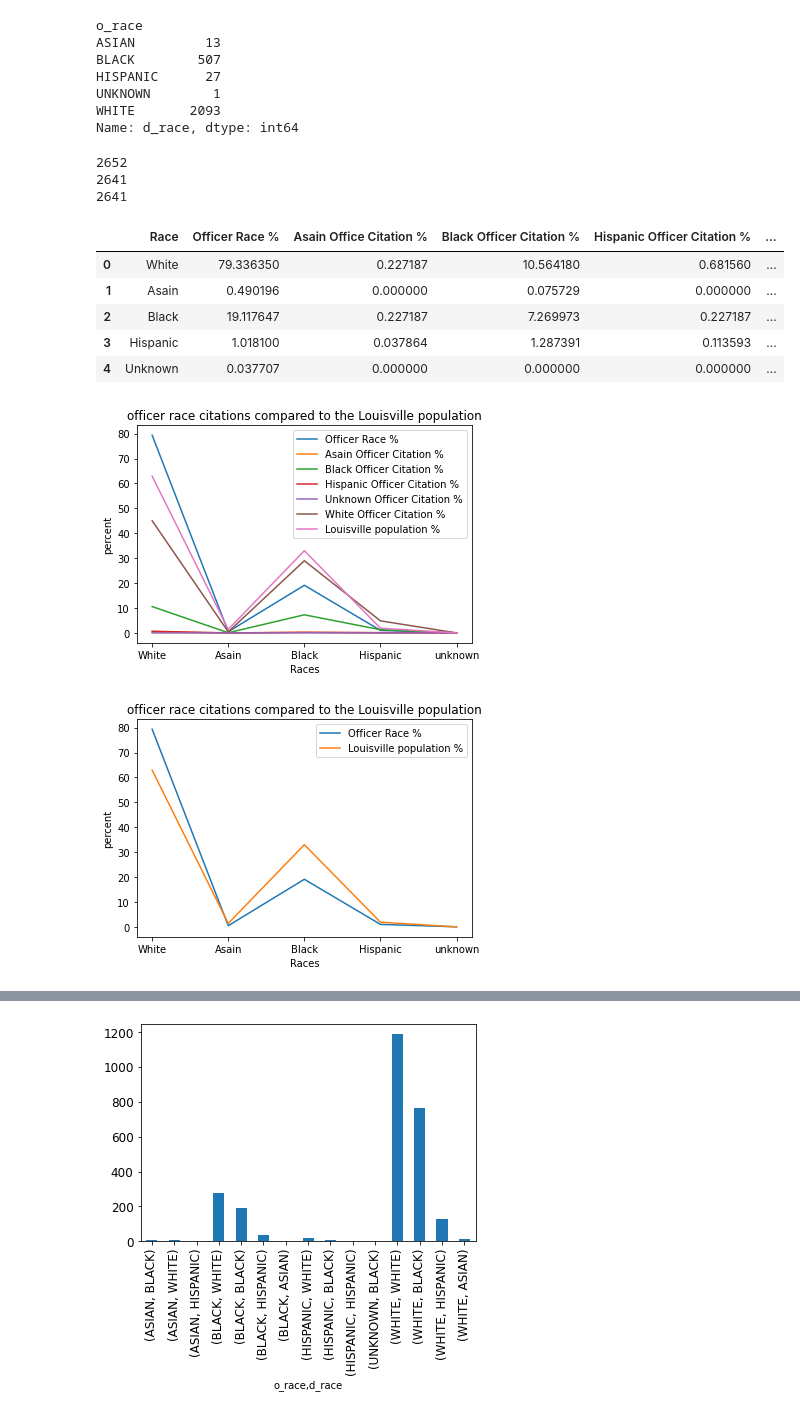
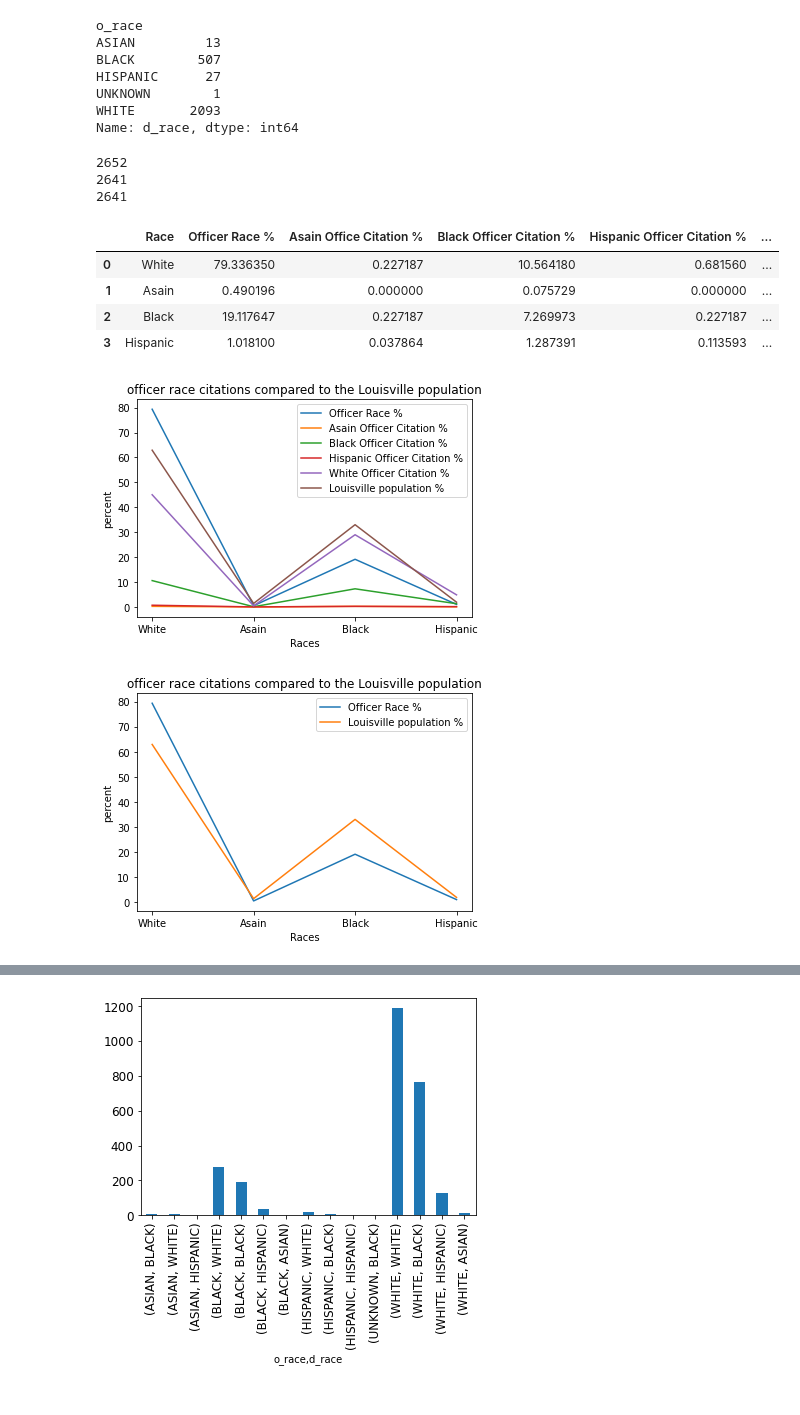
Before and after one commit to dmorton714/lmpd, a Jupyter notebook: lmpd_cleaned.ipynb, the cells around one changed output, grey strips where cells are left out. Cells and saved outputs as stored; diff of their text form; code cells hidden in the pictures.

Commit message:
final graphs made

```diff
--- a/lmpd_cleaned.ipynb
+++ b/lmpd_cleaned.ipynb
@@ -351,10 +351,6 @@ UNKNOWN        1
 WHITE       2093
 Name: d_race, dtype: int64
 # %%
-from binascii import a2b_hex
-from curses import A_ALTCHARSET
-
-
 print(13+507+27+1+2104)
 
 # White oficer data
@@ -363,13 +359,11 @@ w=(2104/2652)
 a=(13/2652)
 b=(507/2652)
 h=(27/2652)
-u=(1/2652)
 
 w = w*100
 a = a*100
 b = b*100
 h = h*100
-u = u*100
 print(6+6+1+279+192+34+2+18+6+3+1+1189+765+128+11)
 
 # Asain officer data
@@ -378,13 +372,11 @@ aw = (6/2641)
 aa = (0/2641)
 ab = (6/2641)
 ah = (1/2641)
-au = (0/2641)
 
 aw = aw*100
 aa = aa*100
 ab = ab*100
 ah = ah*100
-au = au*100
 
 # black officer data
 
@@ -392,13 +384,11 @@ bw = (279/2641)
 ba = (2/2641)
 bb = (192/2641)
 bh = (34/2641)
-bu = (0/2641)
 
 bw = bw*100
 ba = ba*100
 bb = bb*100
 bh = bh*100
-bu = bu*100
 
 # Hispanic officer data
 
@@ -406,27 +396,12 @@ hw = (18/2641)
 ha = (0/2641)
 hb = (6/2641)
 hh = (3/2641)
-hu = (0/2641)
 
 hw = hw*100
 ha = ha*100
 hb = hb*100
 hh = hh*100
-hu = hu*100
 
-# unknown officer data
-
-uw = (0/2641)
-ua = (0/2641)
-ub = (1/2641)
-uh = (0/2641)
-uu = (0/2641)
-
-uw = uw*100
-ua = ua*100
-ub = ub*100
-uh = uh*100
-uu = uu*100
 
 # White officer data
 
@@ -434,13 +409,11 @@ ww = (1189/2641)
 wa = (11/2641)
 wb = (765/2641)
 wh = (128/2641)
-wu = (0/2641)
 
 ww = ww*100
 wa = wa*100
 wb = wb*100
 wh = wh*100
-wu = wu*100
 
 # Police total citations
 
@@ -450,23 +423,21 @@ tw = (1492/2641)
 ta = (13/2641)
 tb = (970/2641)
 th = (166/2641)
-tu = (0/2641)
 
 tw = tw*100
 ta = ta*100
 tb = tb*100
 th = th*100
-tu = tu*100
 
-data = { 'Race' : ['White', 'Asain', 'Black', 'Hispanic', 'Unknown'],
-'Officer Race %' : [w, a, b, h, u],
-'Asain Office Citation %' : [aw, aa, ab, ah, au],
-'Black Officer Citation %' : [bw, ba, bb, bh, bu],
-'Hispanic Officer Citation %' : [hw, ha, hb, hh, hu],
-'Unknown Officer Citation %' : [uw, ua, ub, uh, uu],
-'White Officer Citation %' : [ww, wa, wb, wh, wu],
-'Louisville population %' : [62.9, 1.4, 33, 1.9, 0],
-'Total Citation by race %' : [tw, ta, tb, th, tu]}
+
+data = { 'Race' : ['White', 'Asain', 'Black', 'Hispanic'],
+'Officer Race %' : [w, a, b, h],
+'Asain Office Citation %' : [aw, aa, ab, ah],
+'Black Officer Citation %' : [bw, ba, bb, bh],
+'Hispanic Officer Citation %' : [hw, ha, hb, hh],
+'White Officer Citation %' : [ww, wa, wb, wh],
+'Louisville population %' : [62.9, 1.4, 33, 1.9],
+'Total Citation by race %' : [tw, ta, tb, th]}
 
 # Create the pandas DataFrame with column name is provided explicitly
 df99 = pd.DataFrame(data)
@@ -481,51 +452,49 @@ df99
 | 1 | Asain | 0.490196 | 0.000000 | 0.075729 | 0.000000 | ... |
 | 2 | Black | 19.117647 | 0.227187 | 7.269973 | 0.227187 | ... |
 | 3 | Hispanic | 1.018100 | 0.037864 | 1.287391 | 0.113593 | ... |
-| 4 | Unknown | 0.037707 | 0.000000 | 0.000000 | 0.000000 | ... |
 # %%
 # x axis values
-x = ['White', 'Asain', 'Black', 'Hispanic', 'unknown']
+x = ['White', 'Asain', 'Black', 'Hispanic']
 
 # corresponding y axis values
 ys = {
-    'Officer Race %' : [w, a, b, h, u],
-    'Asain Officer Citation %' : [aw, aa, ab, ah, au],
-    'Black Officer Citation %' : [bw, ba, bb, bh, bu],
-    'Hispanic Officer Citation %' : [hw, ha, hb, hh, hu],
-    'Unknown Officer Citation %' : [uw, ua, ub, uh, uu],
-    'White Officer Citation %' : [ww, wa, wb, wh, wu],
-    'Louisville population %' : [62.9, 1.4, 33, 1.9, 0]
+    'Officer Race %' : [w, a, b, h],
+    'Asain Officer Citation %' : [aw, aa, ab, ah],
+    'Black Officer Citation %' : [bw, ba, bb, bh],
+    'Hispanic Officer Citation %' : [hw, ha, hb, hh],
+    'White Officer Citation %' : [ww, wa, wb, wh],
+    'Louisville population %' : [62.9, 1.4, 33, 1.9]
 }
 
 
 for y in ys:
   plt.plot(x, ys[y], label=y)
   # print('For Month: ', y, "   Values: ", ys[y])
 
 plt.legend()
 
 
 # naming the x axis
 plt.xlabel('Races')
 
 # naming the y axis
 plt.ylabel('percent')
 
 # giving a title to my graph
 plt.title('officer race citations compared to the Louisville population')
 
 # function to show the plot
 plt.show()
 # %% [output]
-[figure, old version]
+[figure, new version]
 # %%
 # x axis values
-x = ['White', 'Asain', 'Black', 'Hispanic', 'unknown']
+x = ['White', 'Asain', 'Black', 'Hispanic']
 
 # corresponding y axis values
 ys = {
-    'Officer Race %' : [w, a, b, h, u],
-    'Louisville population %' : [62.9, 1.4, 33, 1.9, 0]
+    'Officer Race %' : [w, a, b, h],
+    'Louisville population %' : [62.9, 1.4, 33, 1.9]
 }
 
 
@@ -548,6 +517,6 @@ plt.title('officer race citations compared to the Louisville population')
 # function to show the plot
 plt.show()
 # %% [output]
-[figure, old version]
+[figure, new version]
 # %%
 # x axis values
```
Also changed, not shown: parts of 4 cells of this notebook, 1 other file.
